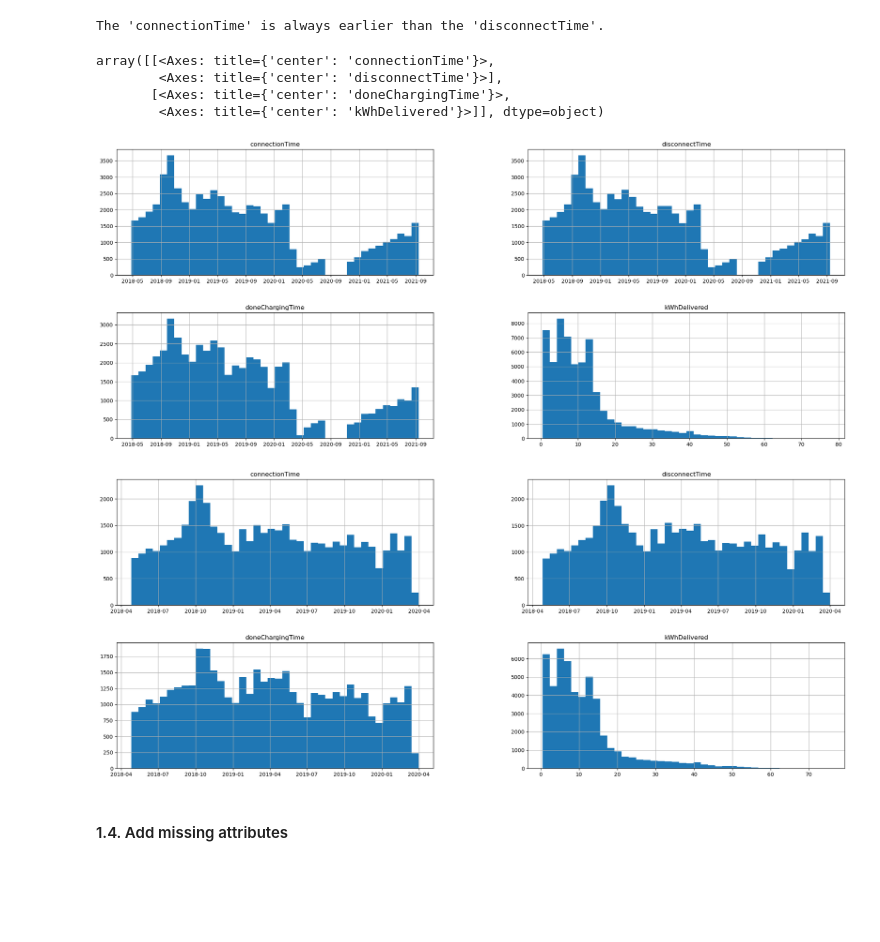
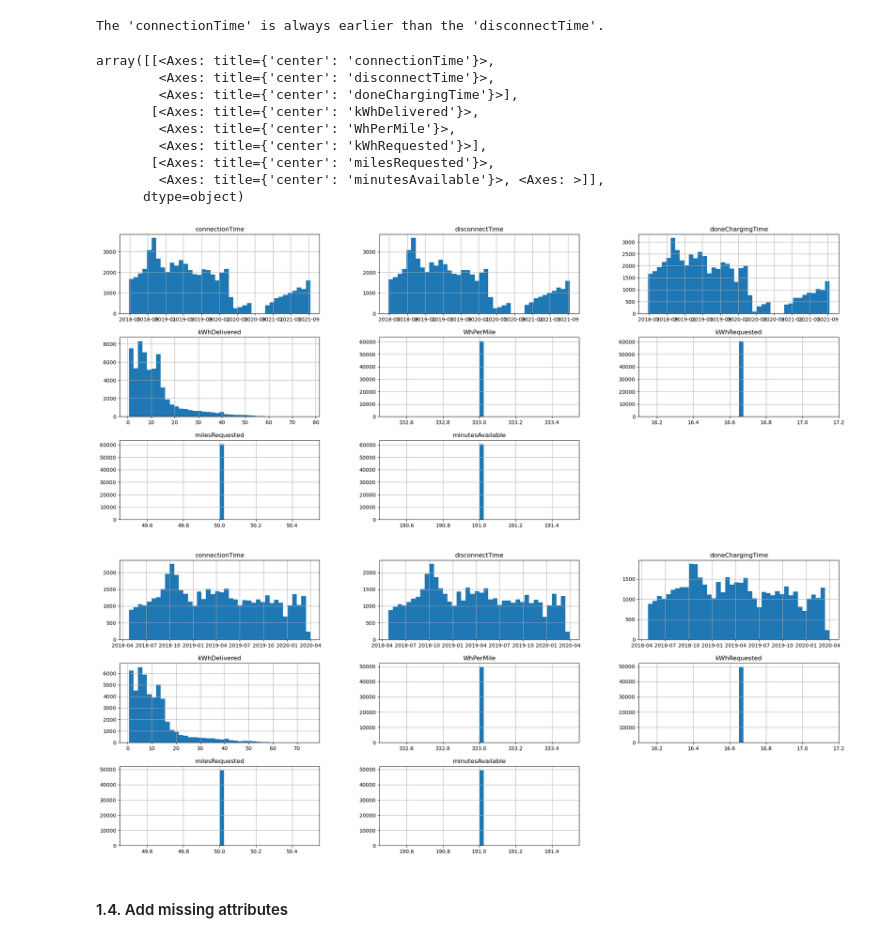
Before and after one commit to angfe/TheOptimizers, a Jupyter notebook: 01_Data_Preparation.ipynb, the cells around one changed output. Saved outputs shown, nothing was run; the diff lists cells and outputs as text; code cells hidden in the pictures; blank space fills up the shorter version.

Commit message:
updated preparation - Check that all data lies around the same year span (variable name)

```diff
--- a/01_Data_Preparation.ipynb
+++ b/01_Data_Preparation.ipynb
@@ -375,25 +375,30 @@ The 'connectionTime' is always earlier than the 'disconnectTime'.
 # %%
 # Check that all data lies around the same year span
 
 # Plot the orginal data
 charging_sessions_data.hist(bins=40, figsize=(25,10))
 # We have decided to delete the data from 1 April 2020, as there are unusually few loans (April 2020 to September 2021) or even no data at all in between (September 2020 to January 2021).
-# To avoid distortions, the data records will be deleted from May 2020. Further analysis of the data is sufficient, as there are still enough data records available.
+# To avoid distortions, the data records will be deleted from 1 April 2020. Further analysis of the data is sufficient, as there are still enough data records available.
 
 # Create a datetime object for April 1, 2020
 cutoff_date = datetime.datetime(2020, 4, 1).replace(tzinfo=datetime.timezone.utc) # converted object cutoff in the same format as datetime64[ns, UTC]
 # Keep only rows where the connectionTime is before the cutoff_date
-filtered_charging_sessions_data = charging_sessions_data[charging_sessions_data['connectionTime'] < cutoff_date]
+charging_sessions_data = charging_sessions_data[charging_sessions_data['connectionTime'] < cutoff_date]
 # The filtering condition (< cutoff_date) already ensures that both connectionTime and disconnectTime are before May 1st, 2020 (UTC)
 # Show the plots
-filtered_charging_sessions_data.hist(bins=40, figsize=(25,10))
+charging_sessions_data.hist(bins=40, figsize=(25,10))
 # %% [output]
 array([[<Axes: title={'center': 'connectionTime'}>,
-        <Axes: title={'center': 'disconnectTime'}>],
-       [<Axes: title={'center': 'doneChargingTime'}>,
-        <Axes: title={'center': 'kWhDelivered'}>]], dtype=object)
+        <Axes: title={'center': 'disconnectTime'}>,
+        <Axes: title={'center': 'doneChargingTime'}>],
+       [<Axes: title={'center': 'kWhDelivered'}>,
+        <Axes: title={'center': 'WhPerMile'}>,
+        <Axes: title={'center': 'kWhRequested'}>],
+       [<Axes: title={'center': 'milesRequested'}>,
+        <Axes: title={'center': 'minutesAvailable'}>, <Axes: >]],
+      dtype=object)
-[figure, old version]
+[figure, new version]
-[figure, old version]
+[figure, new version]
 # %% [markdown]
 #### 1.4. Add missing attributes
 # %%
```
Also changed, not shown: 1 other file.
